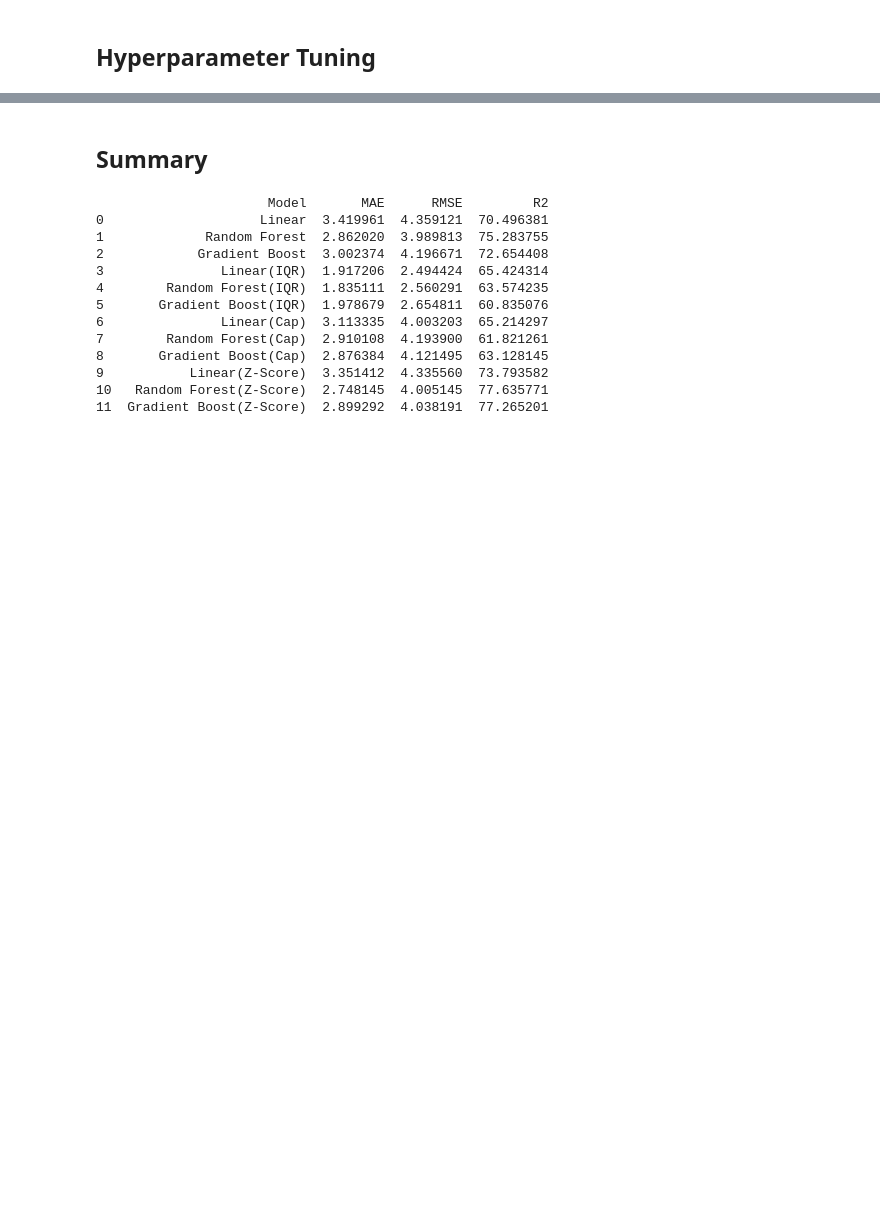
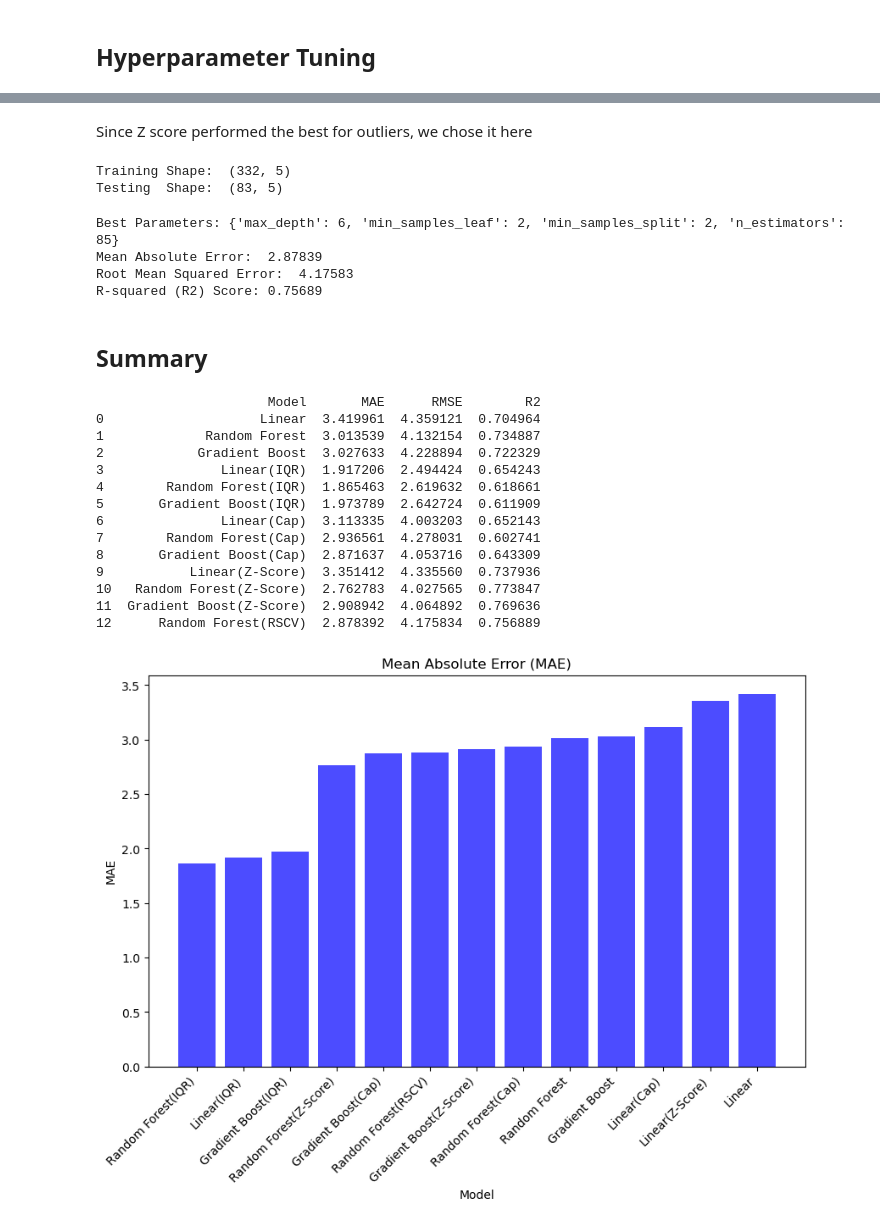
Before and after one commit to rpixpunk/IS_Project, a Jupyter notebook: Project/Boston/boston.ipynb, the cells around one changed output, grey strips where cells are left out. Saved outputs shown, nothing was run; the diff lists cells and outputs as text; code cells hidden in the pictures; blank space fills up the shorter version.

```diff
--- a/Project/Boston/boston.ipynb
+++ b/Project/Boston/boston.ipynb
@@ -548,3 +553,34 @@ R-squared (R2) Score: 77.2652
+# %% [markdown]
+Since Z score performed the best for outliers, we chose it here
+# %%
+print('Training Shape: ',X_train.shape)
+print('Testing  Shape: ',X_test.shape)
+# %% [output]
+Training Shape:  (332, 5)
+Testing  Shape:  (83, 5)
+# %%
+rf = RandomForestRegressor()
+
+param_dist = {
+    'n_estimators': randint(10, 100),
+    'max_depth': randint(1, 10),
+    'min_samples_split': randint(2, 20),
+    'min_samples_leaf': randint(1, 10)
+}
+
+rscv = RandomizedSearchCV(estimator=rf, param_distributions=param_dist, n_iter=10, cv=5, random_state=42)
+
+rscv.fit(X_train, y_train)
+
+print("Best Parameters:", rscv.best_params_)
+
+predictions = rscv.best_estimator_.predict(X_test)
+rscv_rfr = eval(y_test, predictions, results)
+# %% [output]
+Best Parameters: {'max_depth': 6, 'min_samples_leaf': 2, 'min_samples_split': 2, 'n_estimators': 85}
+Mean Absolute Error:  2.87839
+Root Mean Squared Error:  4.17583
+R-squared (R2) Score: 0.75689
 # %% [markdown]
 ## Summary
 # %%
@@ -561,6 +597,7 @@ model_metrics_dict = {
     'Linear(Z-Score)': lm_z,
     'Random Forest(Z-Score)': rfr_z,
     'Gradient Boost(Z-Score)': gbr_z,
+    'Random Forest(RSCV)': rscv_rfr,
 }
 
 model_names = []
@@ -583,16 +620,28 @@ model_metrics = pd.DataFrame({
 
 print(model_metrics)
 # %% [output]
-                      Model       MAE      RMSE         R2
-0                    Linear  3.419961  4.359121  70.496381
-1             Random Forest  2.862020  3.989813  75.283755
-2            Gradient Boost  3.002374  4.196671  72.654408
-3               Linear(IQR)  1.917206  2.494424  65.424314
-4        Random Forest(IQR)  1.835111  2.560291  63.574235
-5       Gradient Boost(IQR)  1.978679  2.654811  60.835076
-6               Linear(Cap)  3.113335  4.003203  65.214297
-7        Random Forest(Cap)  2.910108  4.193900  61.821261
-8       Gradient Boost(Cap)  2.876384  4.121495  63.128145
-9           Linear(Z-Score)  3.351412  4.335560  73.793582
-10   Random Forest(Z-Score)  2.748145  4.005145  77.635771
-11  Gradient Boost(Z-Score)  2.899292  4.038191  77.265201
+                      Model       MAE      RMSE        R2
+0                    Linear  3.419961  4.359121  0.704964
+1             Random Forest  3.013539  4.132154  0.734887
+2            Gradient Boost  3.027633  4.228894  0.722329
+3               Linear(IQR)  1.917206  2.494424  0.654243
+4        Random Forest(IQR)  1.865463  2.619632  0.618661
+5       Gradient Boost(IQR)  1.973789  2.642724  0.611909
+6               Linear(Cap)  3.113335  4.003203  0.652143
+7        Random Forest(Cap)  2.936561  4.278031  0.602741
+8       Gradient Boost(Cap)  2.871637  4.053716  0.643309
+9           Linear(Z-Score)  3.351412  4.335560  0.737936
+10   Random Forest(Z-Score)  2.762783  4.027565  0.773847
+11  Gradient Boost(Z-Score)  2.908942  4.064892  0.769636
+12      Random Forest(RSCV)  2.878392  4.175834  0.756889
+# %%
+model_metrics_sorted = model_metrics.sort_values(by='MAE', ascending=True)
+plt.figure(figsize=(10, 6))
+plt.bar(model_metrics_sorted['Model'], model_metrics_sorted['MAE'], color='blue', alpha=0.7)
+plt.xlabel('Model')
+plt.ylabel('MAE')
+plt.title('Mean Absolute Error (MAE)')
+plt.xticks(rotation=45, ha='right')
+plt.show()
+# %% [output]
+[figure, added]
```
Also changed, not shown: parts of 29 cells of this notebook, 2 other files.
